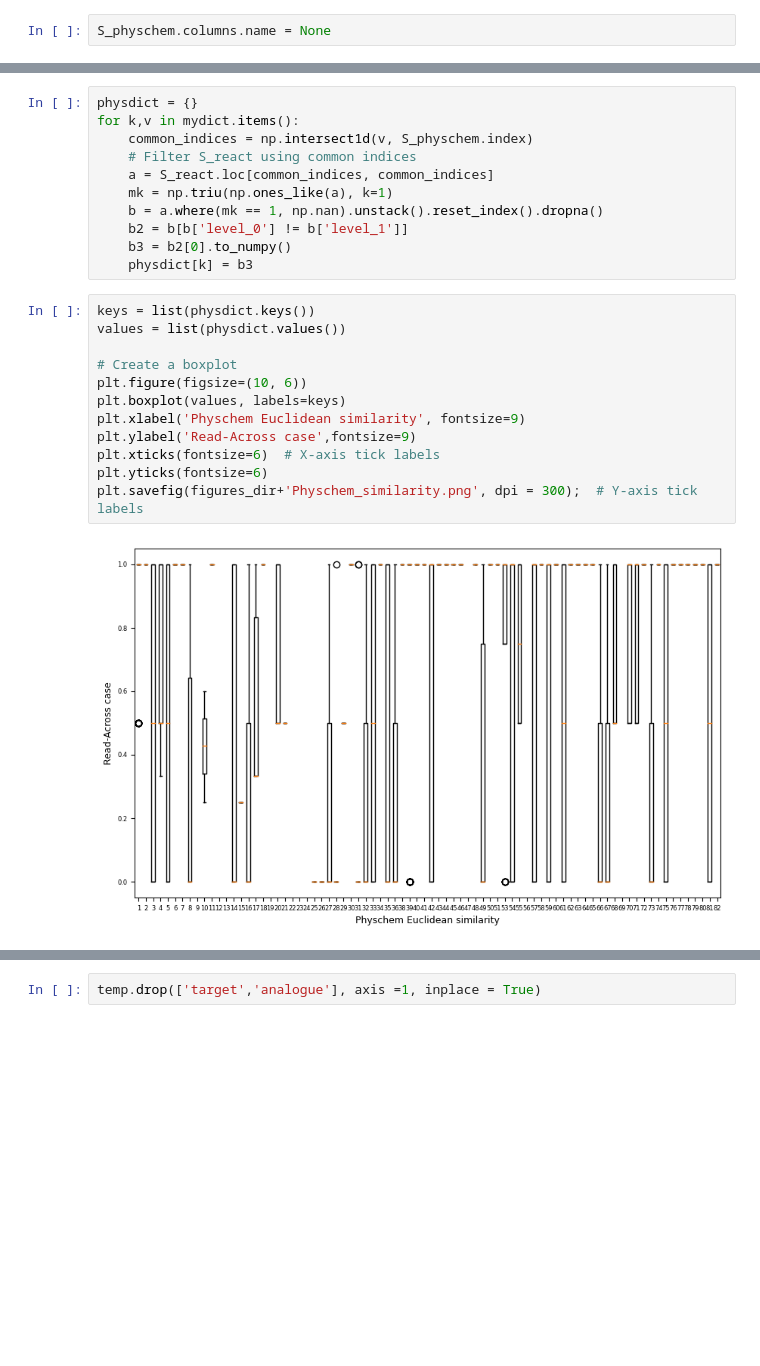
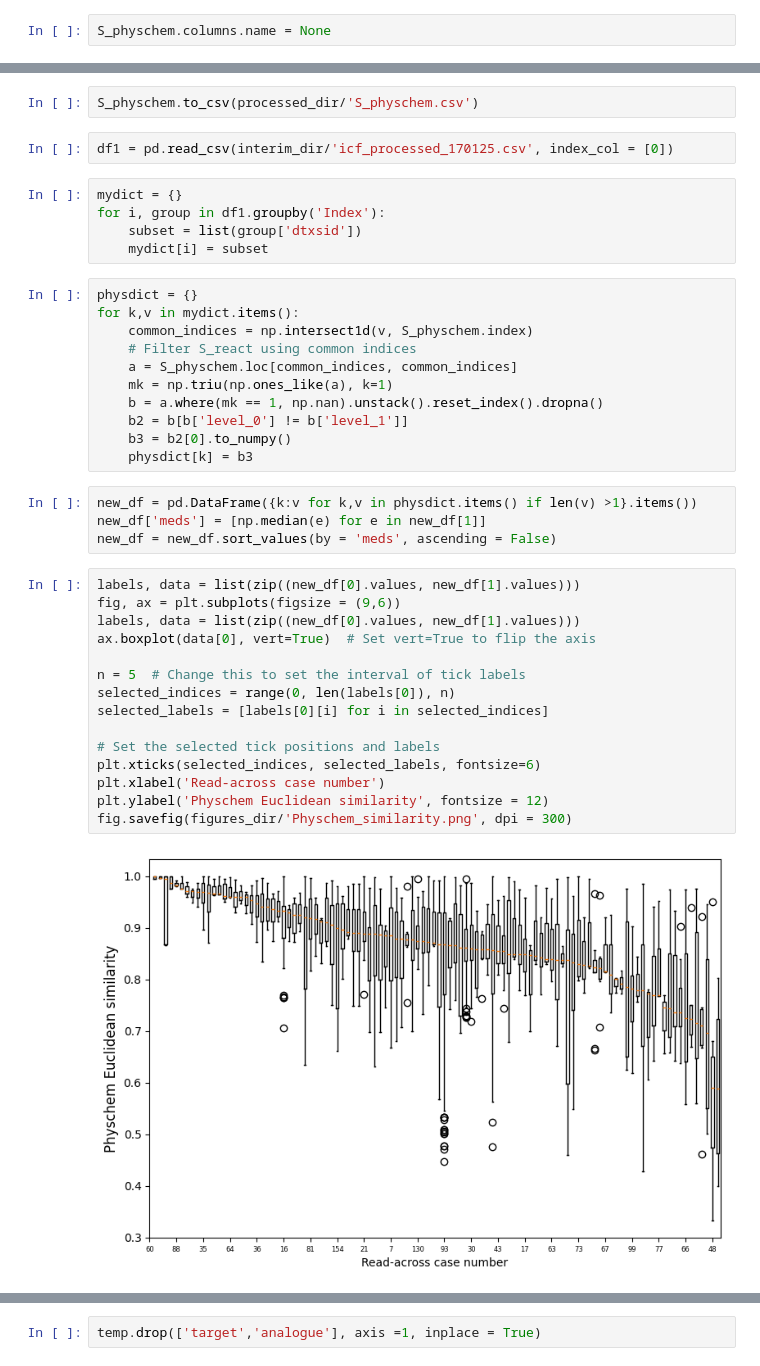
Before and after one commit to patlewig/icf-rax-manuscript, a Jupyter notebook: notebooks/02-Similarity_assessments.ipynb, the cells around one changed output, grey strips where cells are left out. Cells and saved outputs as stored; diff of their text form; blank space fills up the shorter version.

Commit message:
updated similarity assessment to prepare dataset

```diff
--- a/notebooks/02-Similarity_assessments.ipynb
+++ b/notebooks/02-Similarity_assessments.ipynb
@@ -384,25 +114,41 @@ S_physchem
+# %%
+S_physchem.to_csv(processed_dir/'S_physchem.csv')
+# %%
+df1 = pd.read_csv(interim_dir/'icf_processed_170125.csv', index_col = [0])
+# %%
+mydict = {}
+for i, group in df1.groupby('Index'):
+    subset = list(group['dtxsid'])
+    mydict[i] = subset
 # %%
 physdict = {}
 for k,v in mydict.items():
     common_indices = np.intersect1d(v, S_physchem.index)
     # Filter S_react using common indices
-    a = S_react.loc[common_indices, common_indices]
+    a = S_physchem.loc[common_indices, common_indices]
     mk = np.triu(np.ones_like(a), k=1)
     b = a.where(mk == 1, np.nan).unstack().reset_index().dropna()
     b2 = b[b['level_0'] != b['level_1']]
     b3 = b2[0].to_numpy()
     physdict[k] = b3
-# %%
-keys = list(physdict.keys())
-values = list(physdict.values())
-
-# Create a boxplot
-plt.figure(figsize=(10, 6))
-plt.boxplot(values, labels=keys)
-plt.xlabel('Physchem Euclidean similarity', fontsize=9)
-plt.ylabel('Read-Across case',fontsize=9)
-plt.xticks(fontsize=6)  # X-axis tick labels
-plt.yticks(fontsize=6)
-plt.savefig(figures_dir+'Physchem_similarity.png', dpi = 300);  # Y-axis tick labels
-# %% [output]
-[figure, removed]
+# %%
+new_df = pd.DataFrame({k:v for k,v in physdict.items() if len(v) >1}.items())
+new_df['meds'] = [np.median(e) for e in new_df[1]]
+new_df = new_df.sort_values(by = 'meds', ascending = False)
+# %%
+labels, data = list(zip((new_df[0].values, new_df[1].values)))
+fig, ax = plt.subplots(figsize = (9,6))
+labels, data = list(zip((new_df[0].values, new_df[1].values)))
+ax.boxplot(data[0], vert=True)  # Set vert=True to flip the axis
+
+n = 5  # Change this to set the interval of tick labels
+selected_indices = range(0, len(labels[0]), n)
+selected_labels = [labels[0][i] for i in selected_indices]
+
+# Set the selected tick positions and labels
+plt.xticks(selected_indices, selected_labels, fontsize=6)
+plt.xlabel('Read-across case number')
+plt.ylabel('Physchem Euclidean similarity', fontsize = 12)
+fig.savefig(figures_dir/'Physchem_similarity.png', dpi = 300)
+# %% [output]
+[figure, added]
```
Also changed, not shown: parts of 124 cells of this notebook.
